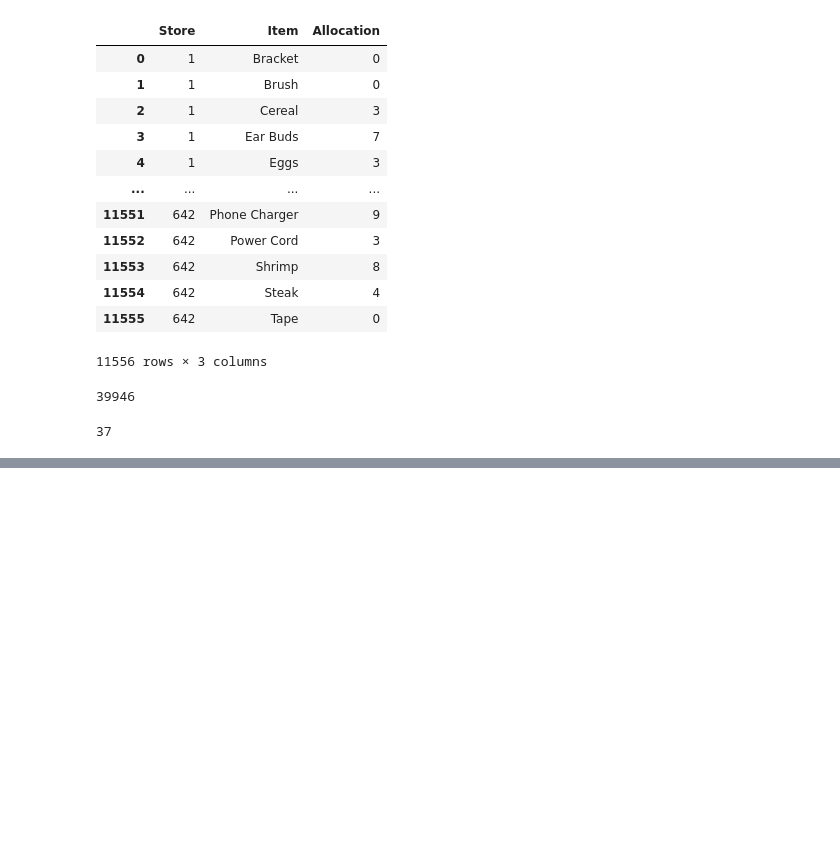
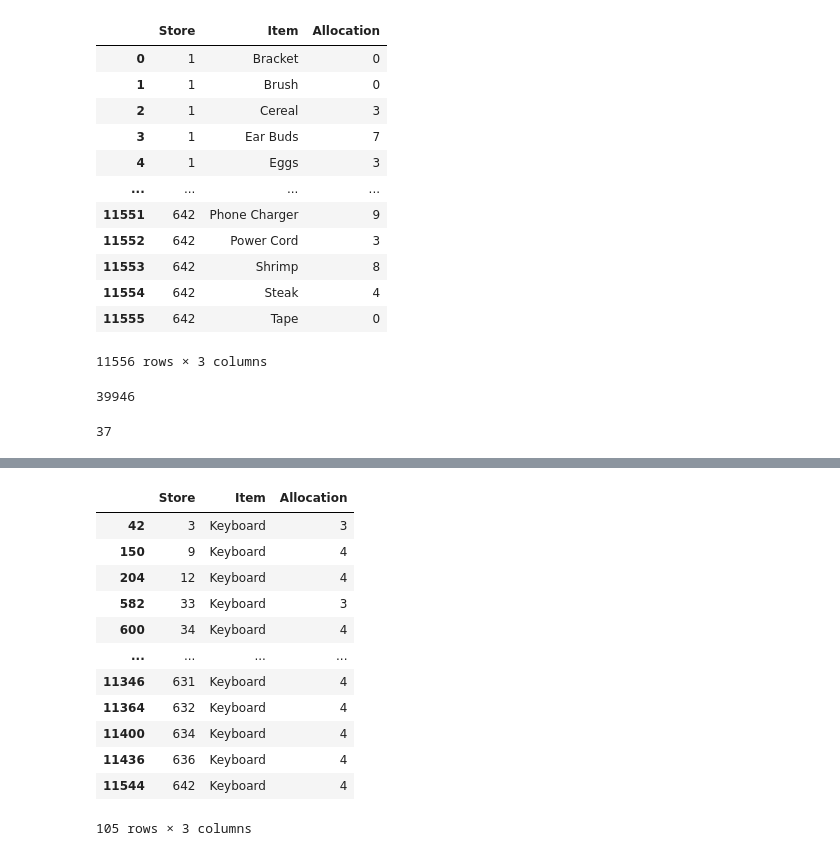
Before and after one commit to minji-o-j/Data-Science-Project, a Jupyter notebook: xgboost_matching_number.ipynb, the cells around one changed output, grey strips where cells are left out. Drawn from its saved outputs; the diff is of its cells as text; code cells hidden in the pictures; blank space fills up the shorter version.

```diff
--- a/xgboost_matching_number.ipynb
+++ b/xgboost_matching_number.ipynb
@@ -268,11 +265,0 @@ zerofile[(zerofile['Item']=='King Crab')&(zerofile['Allocation']>10)]
-# %%
-# zerofile.loc[1659,'Allocation']=4
-# zerofile.loc[10947,'Allocation']=4
-
-# #10k
-zerofile.loc[1663,'Allocation']=8
-zerofile.loc[10951,'Allocation']=7
-zerofile.loc[3121,'Allocation']=6
-zerofile.loc[9871,'Allocation']=5
-zerofile.loc[655,'Allocation']=5
-zerofile.loc[3301,'Allocation']=5
@@ -301,0 +270,16 @@ zerofile['Allocation'].sum()
+# %%
+zerofile[(zerofile['Item']=='Keyboard')&(zerofile['Allocation']>2)&(zerofile['Allocation']<5)]
+# %% [output]
+|  | Store | Item | Allocation |
+| 42 | 3 | Keyboard | 3 |
+| 150 | 9 | Keyboard | 4 |
+| 204 | 12 | Keyboard | 4 |
+| 582 | 33 | Keyboard | 3 |
+| 600 | 34 | Keyboard | 4 |
+| ... | ... | ... | ... |
+| 11346 | 631 | Keyboard | 4 |
+| 11364 | 632 | Keyboard | 4 |
+| 11400 | 634 | Keyboard | 4 |
+| 11436 | 636 | Keyboard | 4 |
+| 11544 | 642 | Keyboard | 4 |
+105 rows × 3 columns
```
Also changed, not shown: parts of 16 cells of this notebook.
